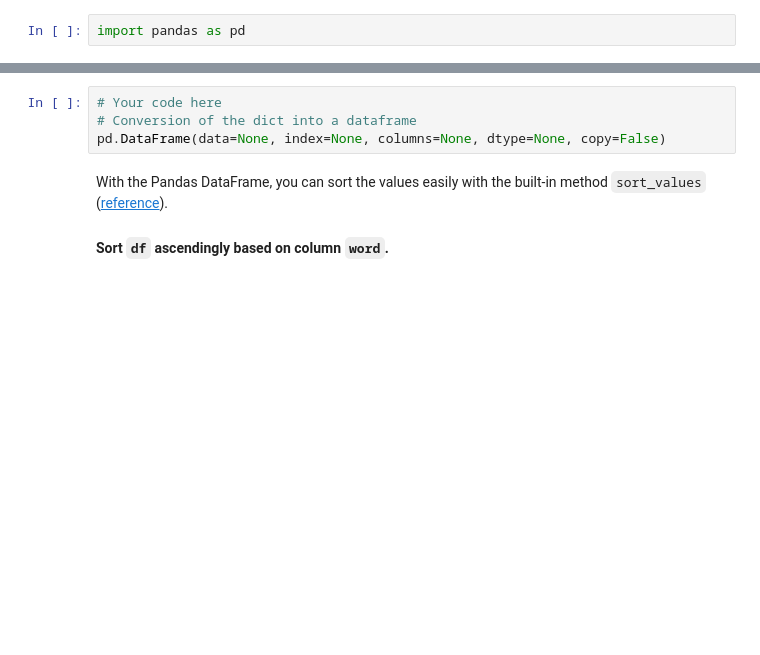
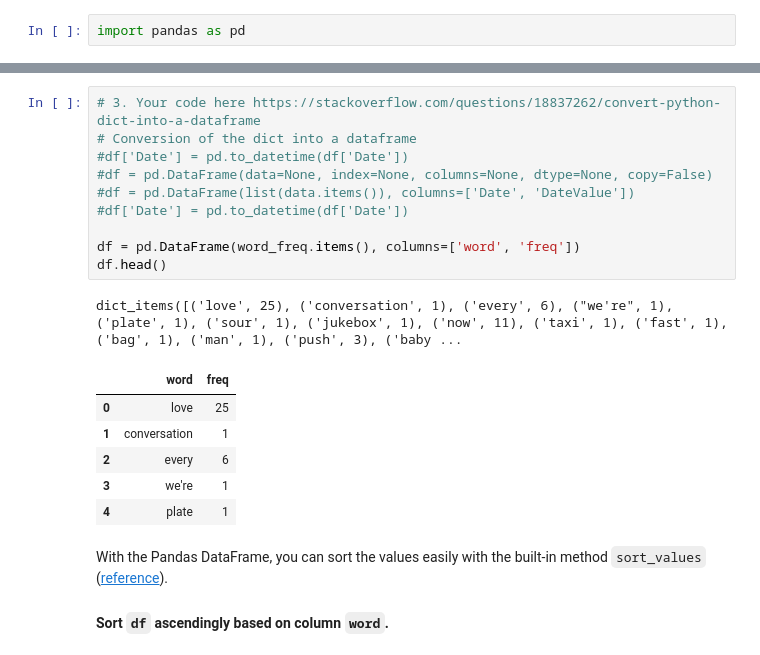
Before and after one commit to Amibam/ironhack-datalabs-dataparis0619-pt, a Jupyter notebook: module-1/lab-tuple-set-dict/your-code/challenge-3.ipynb, the cells around one changed output, grey strips where cells are left out. Cells and saved outputs as stored; diff of their text form; blank space fills up the shorter version.

```diff
--- a/module-1/lab-tuple-set-dict/your-code/challenge-3.ipynb
+++ b/module-1/lab-tuple-set-dict/your-code/challenge-3.ipynb
@@ -95,9 +104,23 @@ Assign the converted value to a variable called `df`. The first few rows of `df`
 
 ![df](df.png)
 # %%
-# Your code here
+# 3. Your code here https://stackoverflow.com/questions/18837262/convert-python-dict-into-a-dataframe
 # Conversion of the dict into a dataframe
-pd.DataFrame(data=None, index=None, columns=None, dtype=None, copy=False)
+#df['Date'] = pd.to_datetime(df['Date'])
+#df = pd.DataFrame(data=None, index=None, columns=None, dtype=None, copy=False)
+#df = pd.DataFrame(list(data.items()), columns=['Date', 'DateValue'])
+#df['Date'] = pd.to_datetime(df['Date'])
+
+df = pd.DataFrame(word_freq.items(), columns=['word', 'freq'])
+df.head()
+# %% [output]
+dict_items([('love', 25), ('conversation', 1), ('every', 6), ("we're", 1), ('plate', 1), ('sour', 1), ('jukebox', 1), ('now', 11), ('taxi', 1), ('fast', 1), ('bag', 1), ('man', 1), ('push', 3), ('baby ...
+|  | word | freq |
+| 0 | love | 25 |
+| 1 | conversation | 1 |
+| 2 | every | 6 |
+| 3 | we're | 1 |
+| 4 | plate | 1 |
 # %% [markdown]
 With the Pandas DataFrame, you can sort the values easily with the built-in method `sort_values` ([reference](https://pandas.pydata.org/pandas-docs/stable/generated/pandas.DataFrame.sort_values.html)).
 
```
Also changed, not shown: parts of 4 cells of this notebook, 11 other files.
